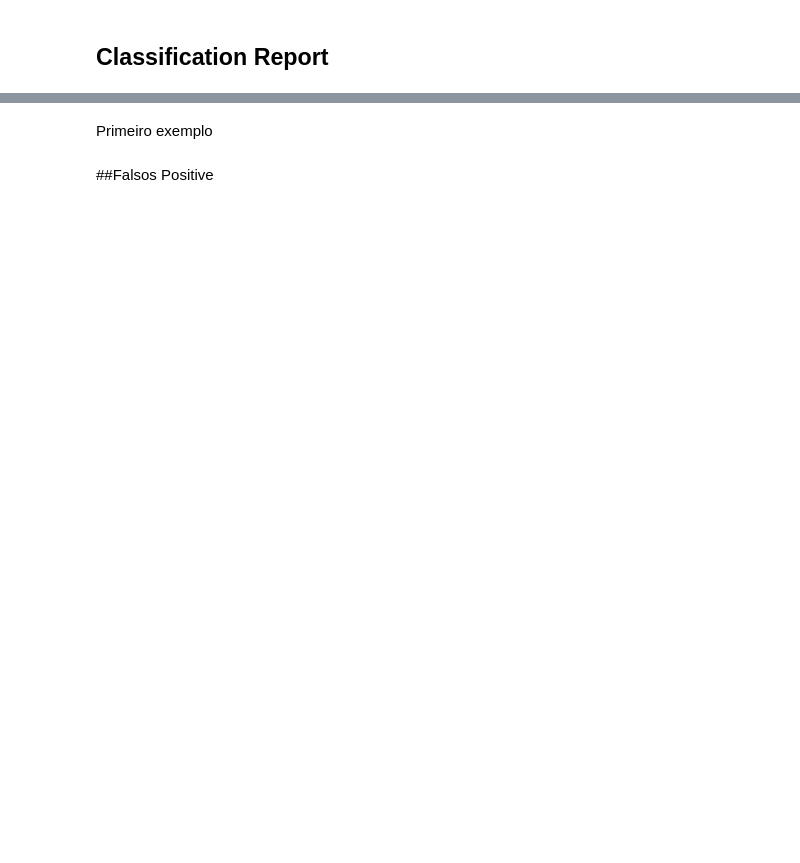
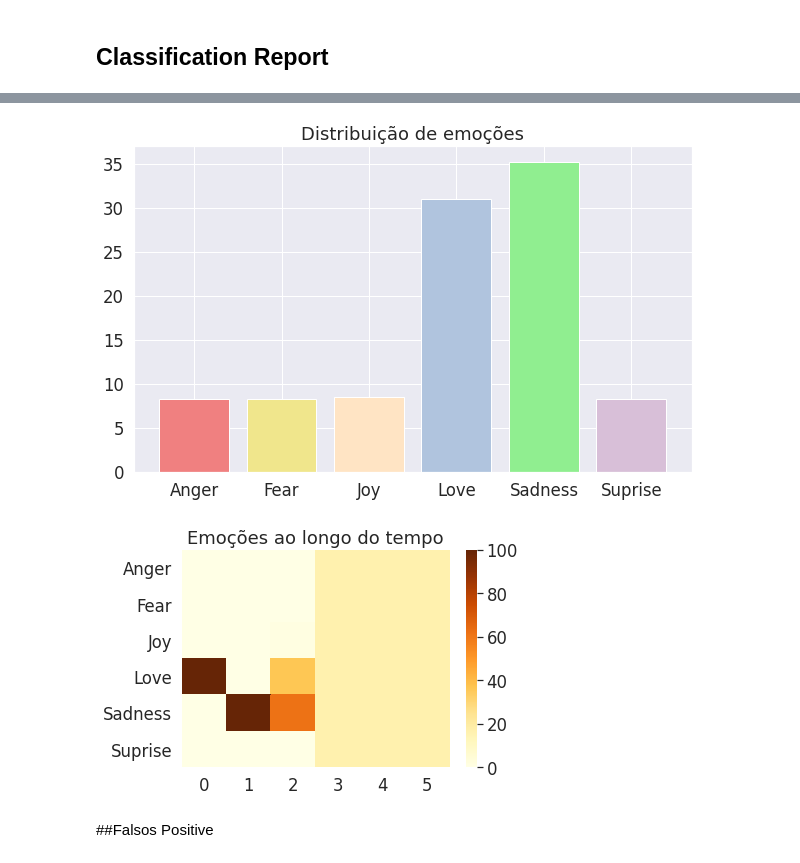
Before and after one commit to data-science-SG/2020_INF425_NLP_SeReS, a Jupyter notebook: eda/03_modelo_detecção_de_sinais_de_depressão.ipynb, the cells around one changed output, grey strips where cells are left out. Saved outputs shown, nothing was run; the diff lists cells and outputs as text; code cells hidden in the pictures; blank space fills up the shorter version.

```diff
--- a/eda/03_modelo_detecção_de_sinais_de_depressão.ipynb
+++ b/eda/03_modelo_detecção_de_sinais_de_depressão.ipynb
@@ -693,3 +759,18 @@ print(classification_report(Y_test.detach().numpy(), Y_pred.detach().numpy().rou
+# %%
+def visualizar_user(nome):
+
+  usuario_teste = nome
+  id = X_test_df.reset_index().query('user == @usuario_teste').index.values
+  emotions_user = torch.exp(X_test[id].view(-1, 6))*100
+  emotions_user = emotions_user.detach().cpu().numpy()
+
+  plt.figure(figsize=(10, 6))
+  plt.bar(emotions, emotions_user.mean(axis=0), color=['lightcoral', 'khaki', 'bisque', 'lightsteelblue', 'lightgreen', 'thistle'])
+  plt.title("Distribuição de emoções")
+  plt.show()
+
+  sns.heatmap(emotions_user[::-1].T, yticklabels=emotions, cmap='YlOrBr', vmin=0, vmax=100)
+  plt.title("Emoções ao longo do tempo")
 # %%
 moods = {"Anger": 0, "Fear" : 1, "Joy" : 2, "Love" : 3, "Sadness" : 4, "Suprise" : 5}
 sdoom = {0 : "Anger", 1: "Fear", 2: "Joy", 3: "Love", 4: "Sadness", 5: "Suprise"}
@@ -702,2 +806,0 @@ X_test_df[Ytrue1.reshape(-1) & Ypred0.reshape(-1)]  #Onde era verdadeiro e foi p
-# %% [markdown]
-Primeiro exemplo
@@ -719,3 +807,8 @@ sns.barplot(y=jairo,x=emotions)
+# %%
+visualizar_user('MATHEUS_YURIII')
+# %% [output]
+[figure, added]
+[figure, added]
 # %% [markdown]
 ##Falsos Positive
 # %%
```
Also changed, not shown: parts of 126 cells of this notebook, 1 other file.
